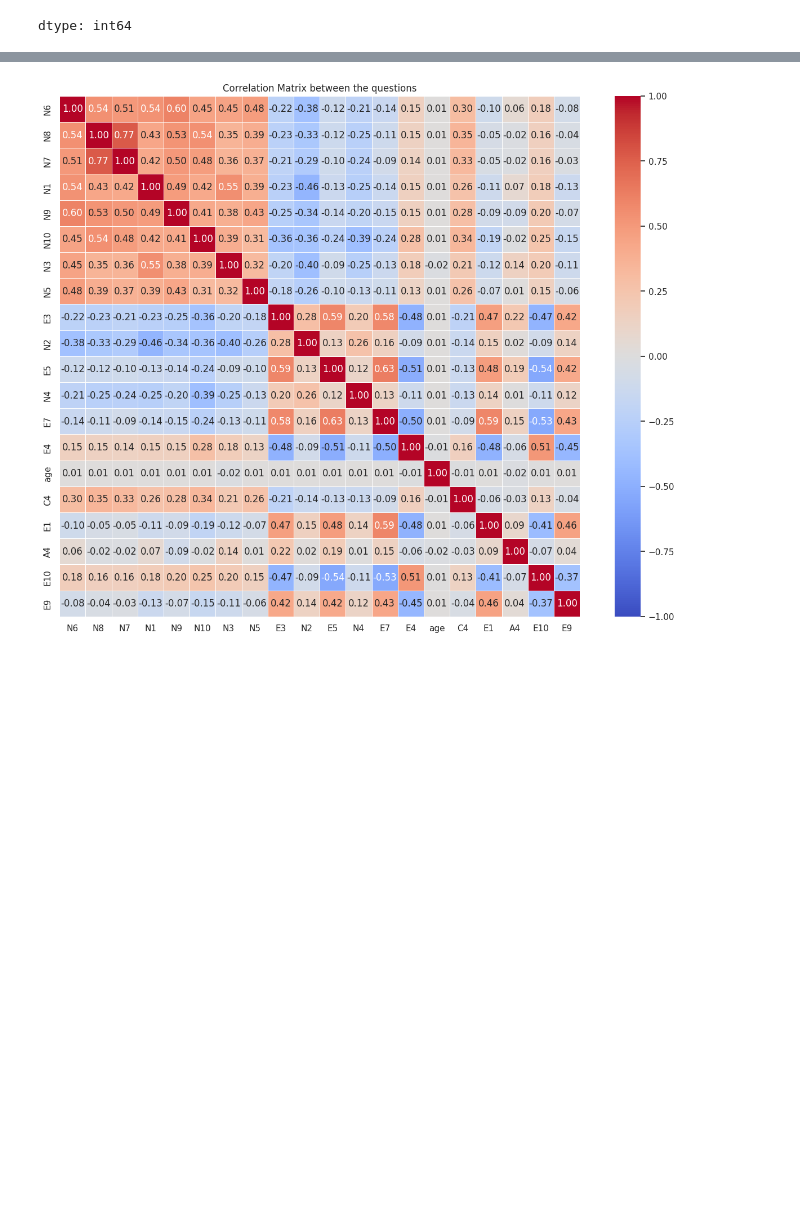
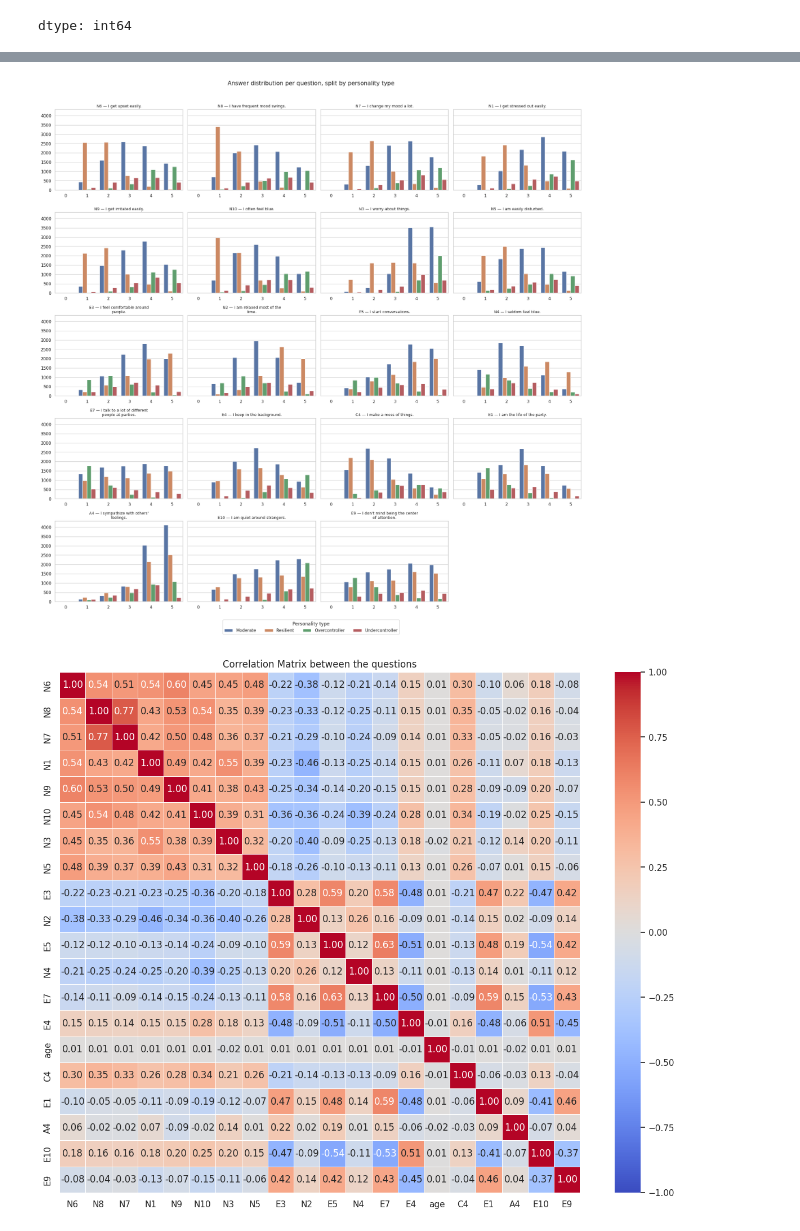
Before and after one commit to MaWeDu/big-five-personality, a Jupyter notebook: JT_EDA_Personality_Type_prediction.ipynb, the cells around one changed output, grey strips where cells are left out. Saved outputs shown, nothing was run; the diff lists cells and outputs as text; code cells hidden in the pictures; blank space fills up the shorter version.

```diff
--- a/JT_EDA_Personality_Type_prediction.ipynb
+++ b/JT_EDA_Personality_Type_prediction.ipynb
@@ -244,3 +252,56 @@ dtype: int64
+# %%
+import textwrap
+item_labels = {
+    "N1":  "I get stressed out easily.",
+    "N2":  "I am relaxed most of the time.",
+    "N3":  "I worry about things.",
+    "N4":  "I seldom feel blue.",
+    "N5":  "I am easily disturbed.",
+    "N6":  "I get upset easily.",
+    "N7":  "I change my mood a lot.",
+    "N8":  "I have frequent mood swings.",
+    "N9":  "I get irritated easily.",
+    "N10": "I often feel blue.",
+    "E1":  "I am the life of the party.",
+    "E3":  "I feel comfortable around people.",
+    "E4":  "I keep in the background.",
+    "E5":  "I start conversations.",
+    "E7":  "I talk to a lot of different people at parties.",
+    "E9":  "I don't mind being the center of attention.",
+    "E10": "I am quiet around strangers.",
+    "C4":  "I make a mess of things.",
+    "A4":  "I sympathize with others' feelings.",
+}
+
+order = df["target"].value_counts().index
+n, ncols = len(item_cols), 4
+nrows = -(-n // ncols)          # round up
+
+fig, axes = plt.subplots(nrows, ncols, figsize=(20, 4 * nrows), sharey=True)
+
+for i, (ax, col) in enumerate(zip(axes.flat, item_cols)):
+    # only the first plot draws a legend — we reuse its colours for the whole grid
+    sns.countplot(data=df, x=col, hue="target", hue_order=order, ax=ax, legend=(i == 0))
+    title = f"{col} — {item_labels.get(col, '')}"
+    ax.set_title("\n".join(textwrap.wrap(title, 34)), fontsize=10)
+    ax.set_xlabel("")
+    ax.set_ylabel("")
+
+# remove empty axes in the last row
+for ax in axes.flat[n:]:
+    ax.remove()
+
+# one shared legend for the whole figure
+handles, labels = axes.flat[0].get_legend_handles_labels()
+axes.flat[0].get_legend().remove()
+fig.legend(handles, labels, title="Personality type",
+           loc="lower center", bbox_to_anchor=(0.5, -0.01), ncol=4)
+
+fig.suptitle("Answer distribution per question, split by personality type", fontsize=15, y=1.0)
+plt.tight_layout(rect=[0, 0.03, 1, 0.985])
+plt.show()
+# %% [output]
+[figure, added]
 # %%
 # Select only numeric columns
 numeric_df = df.select_dtypes(include=[np.number])
```
Also changed, not shown: parts of 28 cells of this notebook, 4 other files.
